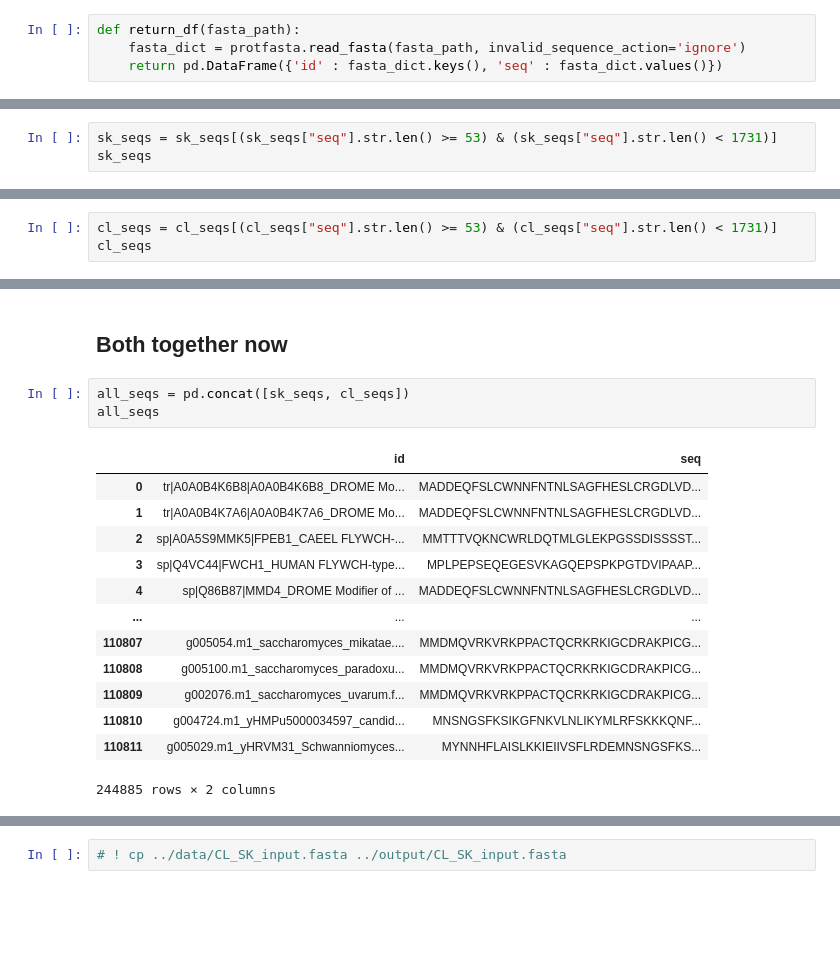
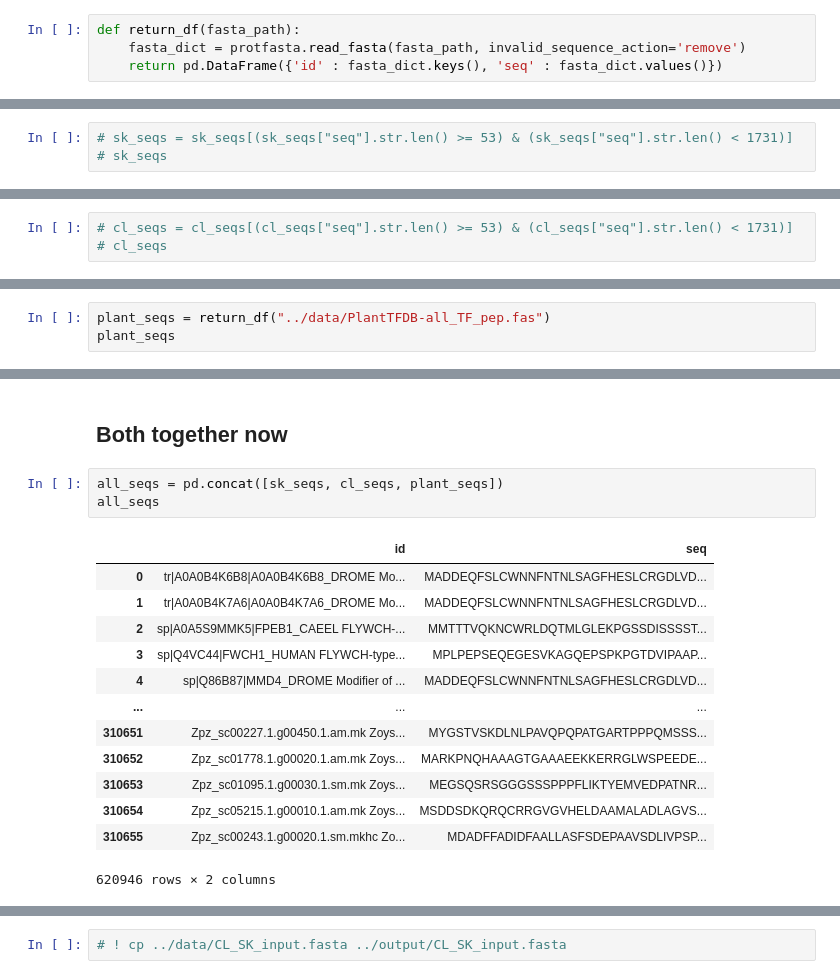
Before and after one commit to sanjanakotha/consensus_AD_predictor, a Jupyter notebook: notebooks/Input data clusters.ipynb, the cells around one changed output, grey strips where cells are left out. Saved outputs shown, nothing was run; the diff lists cells and outputs as text; blank space fills up the shorter version.

Commit message:
Added plant tf seqs and ran metapredict

```diff
--- a/notebooks/Input data clusters.ipynb
+++ b/notebooks/Input data clusters.ipynb
@@ -8,7 +8,7 @@ import glob
 ## 1. SK Interpro evidence 1 and 2 sequences
 # %%
 def return_df(fasta_path):
-    fasta_dict = protfasta.read_fasta(fasta_path, invalid_sequence_action='ignore')
+    fasta_dict = protfasta.read_fasta(fasta_path, invalid_sequence_action='remove')
     return pd.DataFrame({'id' : fasta_dict.keys(), 'seq' : fasta_dict.values()})
 # %%
 sk_seqs = return_df("../output/interpro_uniprot_evid_1_2.fasta")
@@ -28,5 +28,5 @@ sk_seqs
 | 137435 | tr|X5DAG0|X5DAG0_9EUKA 30S plasti... | MRSRYGHVYEPEGGWASDSPEVDTGFSYADLEA... |
 137436 rows × 2 columns
 # %%
-sk_seqs = sk_seqs[(sk_seqs["seq"].str.len() >= 53) & (sk_seqs["seq"].str.len() < 1731)]
-sk_seqs
+# sk_seqs = sk_seqs[(sk_seqs["seq"].str.len() >= 53) & (sk_seqs["seq"].str.len() < 1731)]
+# sk_seqs
@@ -86,3 +136,3 @@ cl_seqs
 # %%
-cl_seqs = cl_seqs[(cl_seqs["seq"].str.len() >= 53) & (cl_seqs["seq"].str.len() < 1731)]
-cl_seqs
+# cl_seqs = cl_seqs[(cl_seqs["seq"].str.len() >= 53) & (cl_seqs["seq"].str.len() < 1731)]
+# cl_seqs
@@ -110,0 +141,3 @@ cl_seqs
+# %%
+plant_seqs = return_df("../data/PlantTFDB-all_TF_pep.fas")
+plant_seqs
@@ -111,22 +158,22 @@ cl_seqs
 # %% [markdown]
 ##  Both together now
 # %%
-all_seqs = pd.concat([sk_seqs, cl_seqs])
+all_seqs = pd.concat([sk_seqs, cl_seqs, plant_seqs])
 all_seqs
 # %% [output]
 |  | id | seq |
 | 0 | tr|A0A0B4K6B8|A0A0B4K6B8_DROME Mo... | MADDEQFSLCWNNFNTNLSAGFHESLCRGDLVD... |
 | 1 | tr|A0A0B4K7A6|A0A0B4K7A6_DROME Mo... | MADDEQFSLCWNNFNTNLSAGFHESLCRGDLVD... |
 | 2 | sp|A0A5S9MMK5|FPEB1_CAEEL FLYWCH-... | MMTTTVQKNCWRLDQTMLGLEKPGSSDISSSST... |
 | 3 | sp|Q4VC44|FWCH1_HUMAN FLYWCH-type... | MPLPEPSEQEGESVKAGQEPSPKPGTDVIPAAP... |
 | 4 | sp|Q86B87|MMD4_DROME Modifier of ... | MADDEQFSLCWNNFNTNLSAGFHESLCRGDLVD... |
 | ... | ... | ... |
-| 110807 | g005054.m1_saccharomyces_mikatae.... | MMDMQVRKVRKPPACTQCRKRKIGCDRAKPICG... |
-| 110808 | g005100.m1_saccharomyces_paradoxu... | MMDMQVRKVRKPPACTQCRKRKIGCDRAKPICG... |
-| 110809 | g002076.m1_saccharomyces_uvarum.f... | MMDMQVRKVRKPPACTQCRKRKIGCDRAKPICG... |
-| 110810 | g004724.m1_yHMPu5000034597_candid... | MNSNGSFKSIKGFNKVLNLIKYMLRFSKKKQNF... |
-| 110811 | g005029.m1_yHRVM31_Schwanniomyces... | MYNNHFLAISLKKIEIIVSFLRDEMNSNGSFKS... |
+| 310651 | Zpz_sc00227.1.g00450.1.am.mk Zoys... | MYGSTVSKDLNLPAVQPQPATGARTPPPQMSSS... |
+| 310652 | Zpz_sc01778.1.g00020.1.am.mk Zoys... | MARKPNQHAAAGTGAAAEEKKERRGLWSPEEDE... |
+| 310653 | Zpz_sc01095.1.g00030.1.sm.mk Zoys... | MEGSQSRSGGGSSSPPPFLIKTYEMVEDPATNR... |
+| 310654 | Zpz_sc05215.1.g00010.1.am.mk Zoys... | MSDDSDKQRQCRRGVGVHELDAAMALADLAGVS... |
+| 310655 | Zpz_sc00243.1.g00020.1.sm.mkhc Zo... | MDADFFADIDFAALLASFSDEPAAVSDLIVPSP... |
-244885 rows × 2 columns
+620946 rows × 2 columns
 # %%
 # Dropping duplicate sequences
 all_seqs = all_seqs.drop_duplicates(subset = "seq")
```
Also changed, not shown: parts of 22 cells of this notebook, 3 other files.
